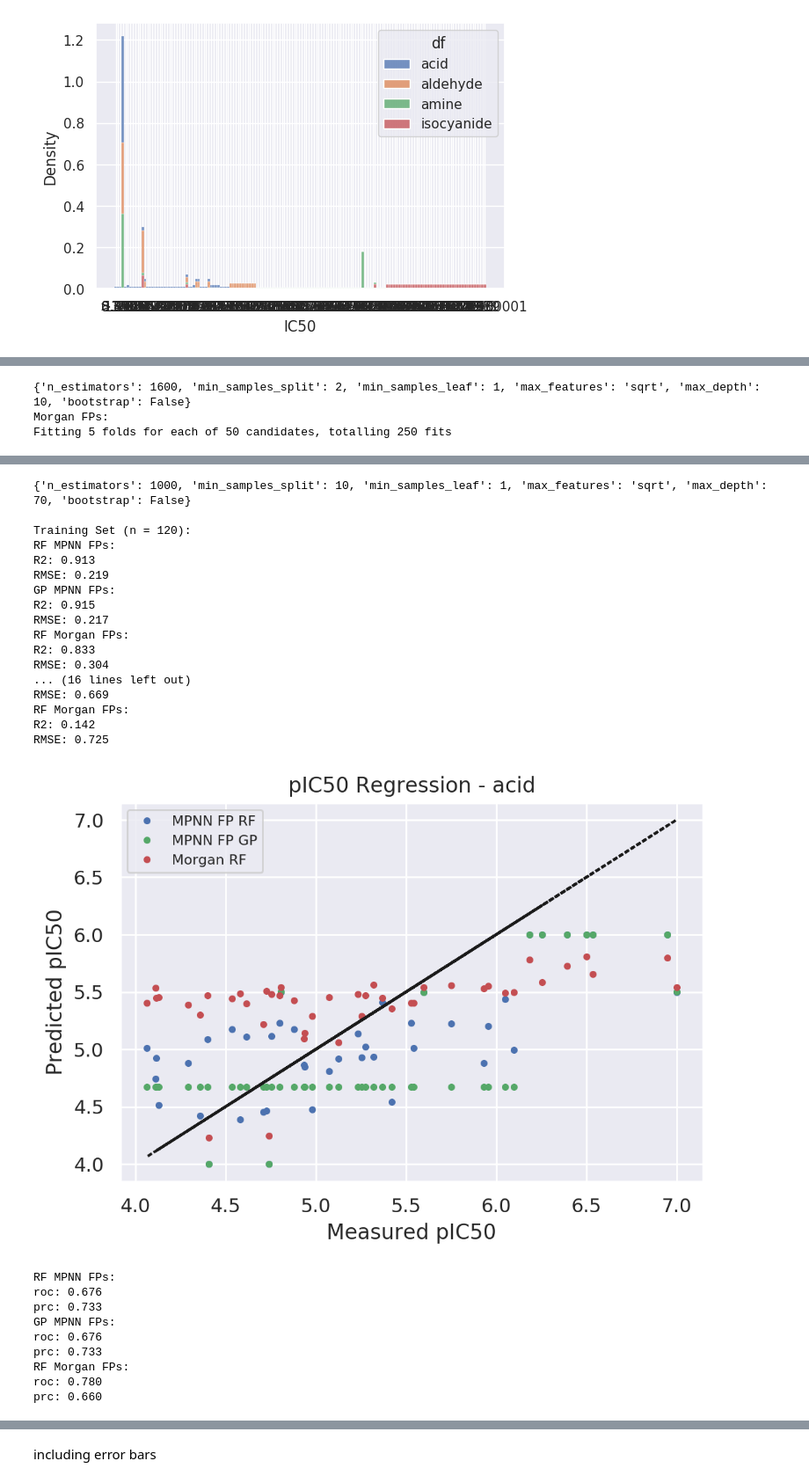
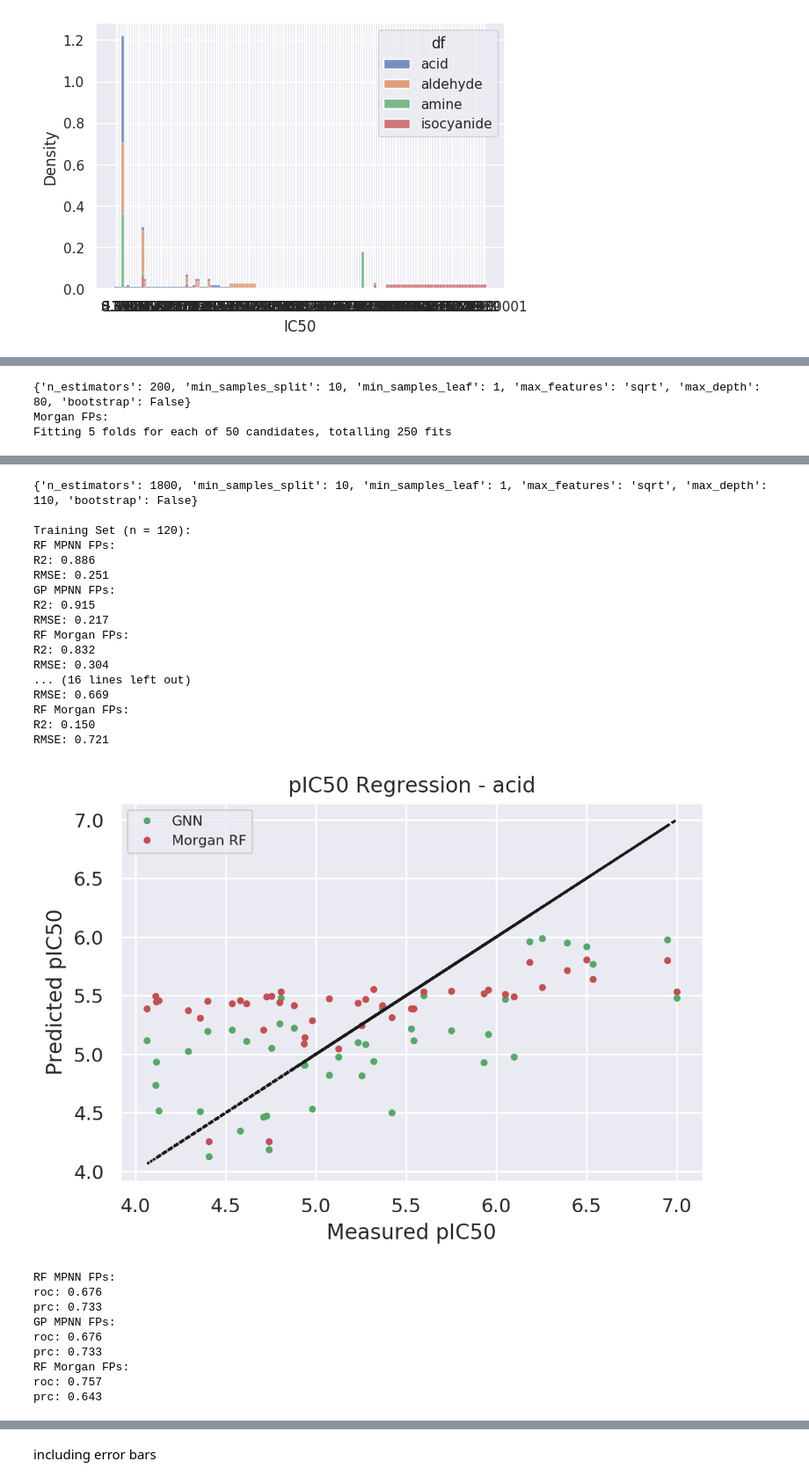
Before and after one commit to wjm41/ugi_gnn, a Jupyter notebook: notebooks/fps_classification.ipynb, the cells around one changed output, grey strips where cells are left out. Shown at 88% size. Saved outputs shown, nothing was run; the diff lists cells and outputs as text; code cells hidden in the pictures.

Commit message:
Update with new optimisers, cleaner plotting notebooks

```diff
--- a/notebooks/fps_classification.ipynb
+++ b/notebooks/fps_classification.ipynb
@@ -199,7 +200,7 @@ from sklearn.preprocessing import StandardScaler
 
 split_names = ['acid', 'aldehyde', 'amine', 'isocyanide']
 
-threshold = 5.5228
+pIC50_threshold = 5.5228
 
 reg = True
 classreg = True
@@ -317,8 +318,8 @@ for i, y_test in enumerate(ys):
         print("RMSE: {:.3f}".format(rmse_morgan))
 
         fig = plt.figure(dpi=200)
-        plt.plot(y_test, test_preds_fps, 'b.', label='MPNN FP RF')
-        plt.plot(y_test, test_preds_gp, 'g.', label='MPNN FP GP')
+        plt.plot(y_test, test_preds_fps, 'g.', label='GNN')
+        # plt.plot(y_test, test_preds_gp, 'g.', label='MPNN FP GP')
         plt.plot(y_test, test_preds_morgan,'r.', label='Morgan RF')
         plt.title('pIC50 Regression - {}'.format(split_names[i]))
         plt.legend(prop={'size': 8})
@@ -333,9 +334,9 @@ for i, y_test in enumerate(ys):
             test_preds_gp = y_scaler.inverse_transform(gpr_fps.predict(X_test_fps_class)).flatten()
             test_preds_morgan = y_scaler.inverse_transform(model_morgan.predict(X_test_morgan_class))
 
-            test_preds_fps = np.where(test_preds_fps>threshold, 1, 0)
-            test_preds_gp = np.where(test_preds_gp>threshold, 1, 0)
-            test_preds_morgan = np.where(test_preds_morgan>threshold, 1, 0)
+            test_preds_fps = np.where(test_preds_fps>pIC50_threshold, 1, 0)
+            test_preds_gp = np.where(test_preds_gp>pIC50_threshold, 1, 0)
+            test_preds_morgan = np.where(test_preds_morgan>pIC50_threshold, 1, 0)
 
             roc_fps = roc_auc_score(y_test_class,test_preds_fps)
             roc_gp = roc_auc_score(y_test_class,test_preds_gp)
@@ -364,10 +365,10 @@ for i, y_test in enumerate(ys):
             EF_morgan_rf = [enrichment(test_preds_morgan, y_test_class, n=int(n)) for n in n_list]
 
             fig = plt.figure(dpi=200)
-            plt.plot(n_list, EF_fps_rf, 'b-', label='MPNN FP RF')
-            plt.plot(n_list, EF_fps_gp, 'g-', label='MPNN FP GP')
+            plt.plot(n_list, EF_fps_rf, 'g-', label='GNN')
+            # plt.plot(n_list, EF_fps_gp, 'g-', label='MPNN FP GP')
             plt.plot(n_list, EF_morgan_rf, 'r-', label='Morgan RF')
-            plt.title('EF - {} with regresssor'.format(split_names[i]))
+            plt.title('EF (IC50>{}uM) - {} data split'.format(threshold, split_names[i]))
             plt.legend(prop={'size': 8})
             plt.plot(n_list, np.ones_like(n_list), 'k:')
             extraticks = [1]
@@ -382,10 +383,10 @@ for i, y_test in enumerate(ys):
         print('MPNN FPs:')
         model_fps = rand_fit_forest(X_train_fps, y_train, reg=False)
         print('Morgan FPs:')
-        model_morgan = rand_fit_forest(X_train_morgan_np, y_train, reg=False)
+        model_morgan = rand_fit_forest(X_train_morgan, y_train, reg=False)
 
         train_preds_fps = model_fps.predict_proba(X_train_fps)[:,1]
-        train_preds_morgan = model_morgan.predict_proba(X_train_morgan_np)[:,1]
+        train_preds_morgan = model_morgan.predict_proba(X_train_morgan)[:,1]
 
         roc_fps = roc_auc_score(y_train,train_preds_fps)
         roc_morgan = roc_auc_score(y_train,train_preds_morgan)
@@ -403,7 +404,7 @@ for i, y_test in enumerate(ys):
         print("prc: {:.3f}".format(prc_morgan))
 
         test_preds_fps = model_fps.predict_proba(X_test_fps)[:,1]
-        test_preds_morgan = model_morgan.predict_proba(X_test_morgan_np)[:,1]
+        test_preds_morgan = model_morgan.predict_proba(X_test_morgan)[:,1]
 
         EF_fps_rf = [enrichment(test_preds_fps, y_test, n=int(n)) for n in n_list]
         EF_morgan_rf = [enrichment(test_preds_morgan, y_test, n=int(n)) for n in n_list]
@@ -425,7 +426,7 @@ for i, y_test in enumerate(ys):
         print("prc: {:.3f}".format(prc_morgan))
 
         fig = plt.figure(dpi=200)
-        plt.plot(n_list, EF_fps_rf, 'b-', label='MPNN FP RF')
+        plt.plot(n_list, EF_fps_rf, 'g', label='GNN')
         plt.plot(n_list, EF_morgan_rf, 'r-', label='Morgan RF')
         plt.title('EF - {}'.format(split_names[i]))
         plt.legend(prop={'size': 8})
@@ -445,3 +446,3 @@ Fitting 5 folds for each of 50 candidates, totalling 250 fits
-{'n_estimators': 1600, 'min_samples_split': 2, 'min_samples_leaf': 1, 'max_features': 'sqrt', 'max_depth': 10, 'bootstrap': False}
+{'n_estimators': 200, 'min_samples_split': 10, 'min_samples_leaf': 1, 'max_features': 'sqrt', 'max_depth': 80, 'bootstrap': False}
 Morgan FPs:
 Fitting 5 folds for each of 50 candidates, totalling 250 fits
@@ -451,21 +452,21 @@ Fitting 5 folds for each of 50 candidates, totalling 250 fits
-{'n_estimators': 1000, 'min_samples_split': 10, 'min_samples_leaf': 1, 'max_features': 'sqrt', 'max_depth': 70, 'bootstrap': False}
+{'n_estimators': 1800, 'min_samples_split': 10, 'min_samples_leaf': 1, 'max_features': 'sqrt', 'max_depth': 110, 'bootstrap': False}
 
 Training Set (n = 120):
 RF MPNN FPs:
-R2: 0.913
-RMSE: 0.219
+R2: 0.886
+RMSE: 0.251
 GP MPNN FPs:
 R2: 0.915
 RMSE: 0.217
 RF Morgan FPs:
-R2: 0.833
+R2: 0.832
 RMSE: 0.304
 ... (16 lines left out)
 RMSE: 0.669
 RF Morgan FPs:
-R2: 0.142
-RMSE: 0.725
+R2: 0.150
+RMSE: 0.721
-[figure, old version]
+[figure, new version]
 RF MPNN FPs:
 roc: 0.676
 prc: 0.733
@@ -473,5 +474,5 @@ GP MPNN FPs:
 roc: 0.676
 prc: 0.733
 RF Morgan FPs:
-roc: 0.780
-prc: 0.660
+roc: 0.757
+prc: 0.643
```
Also changed, not shown: parts of 2 cells of this notebook, 4 other files.
